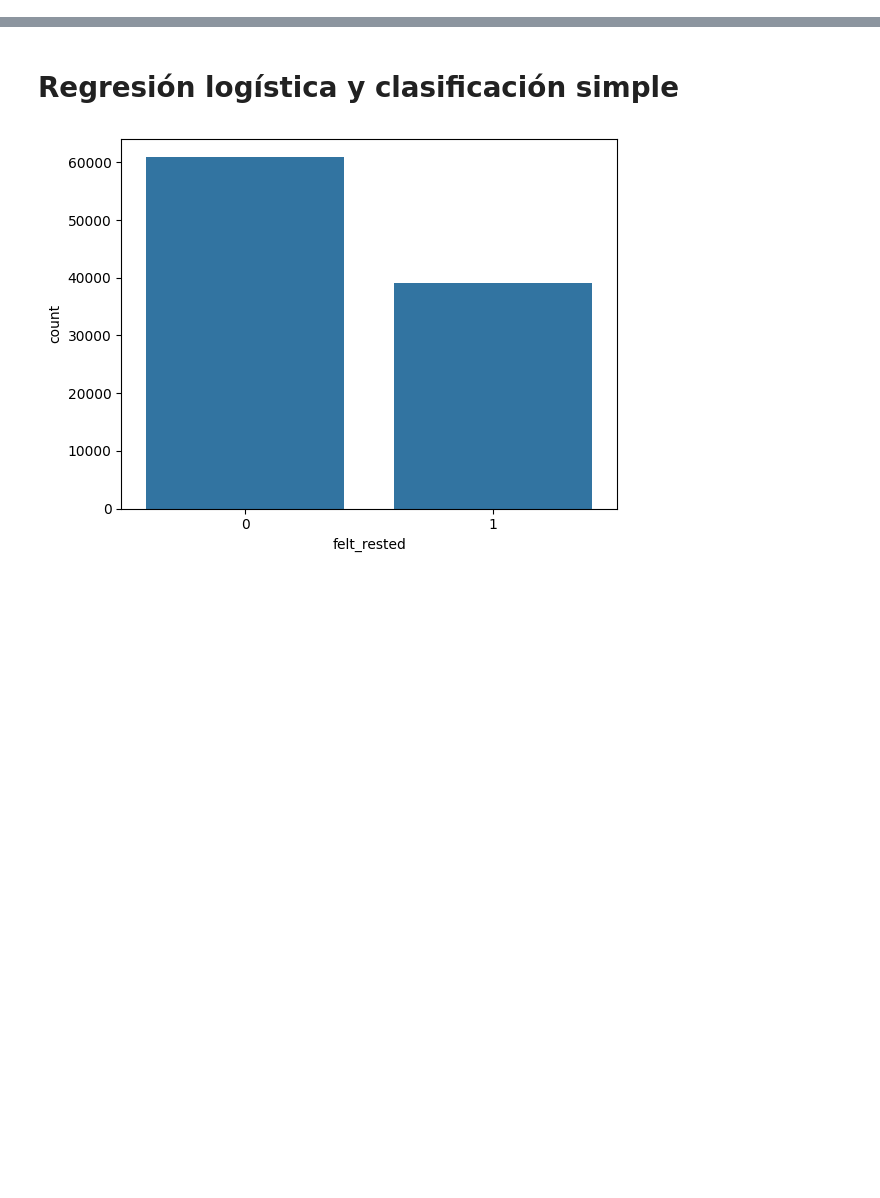
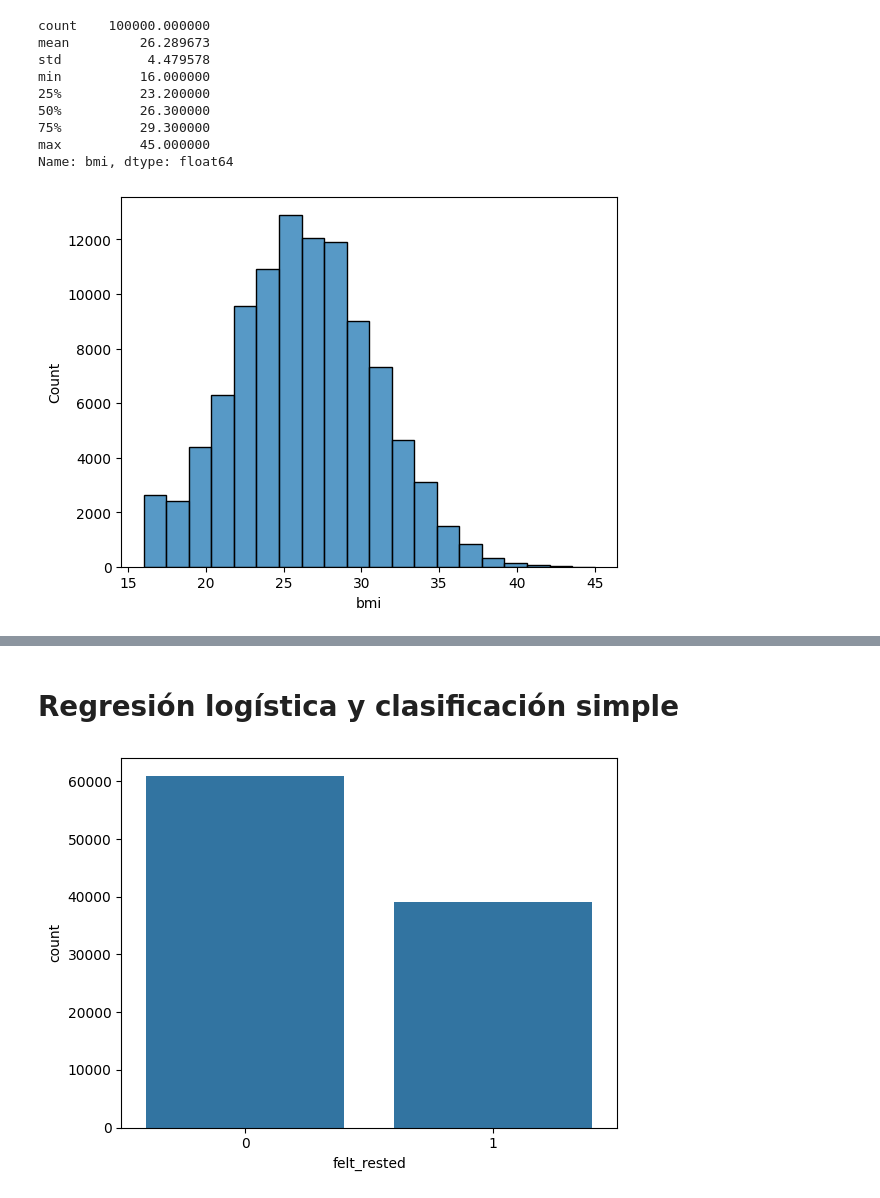
Before and after one commit to cinna-vk/iaa-pia, a Jupyter notebook: PIA_IAA.ipynb, the cells around one changed output, grey strips where cells are left out. Drawn from its saved outputs; the diff is of its cells as text; code cells hidden in the pictures; blank space fills up the shorter version.

```diff
--- a/PIA_IAA.ipynb
+++ b/PIA_IAA.ipynb
@@ -19,0 +81,16 @@ Extracting files...
+# %%
+# analisis de bmi
+print(df['bmi'].describe())
+sns.histplot(df['bmi'], bins=20)
+plt.show()
+# %% [output]
+count    100000.000000
+mean         26.289673
+std           4.479578
+min          16.000000
+25%          23.200000
+50%          26.300000
+75%          29.300000
+max          45.000000
+Name: bmi, dtype: float64
+[figure, added]
```
Also changed, not shown: parts of 9 cells of this notebook.
